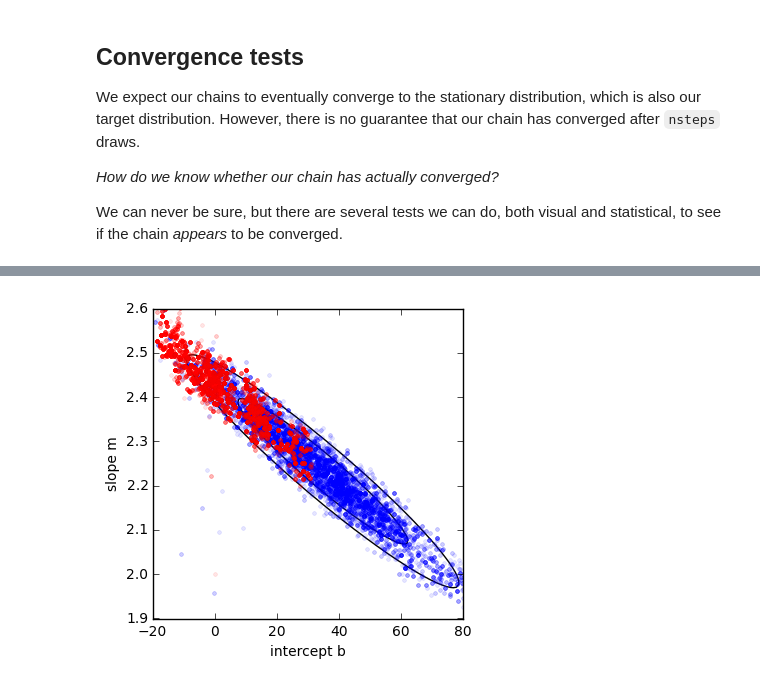
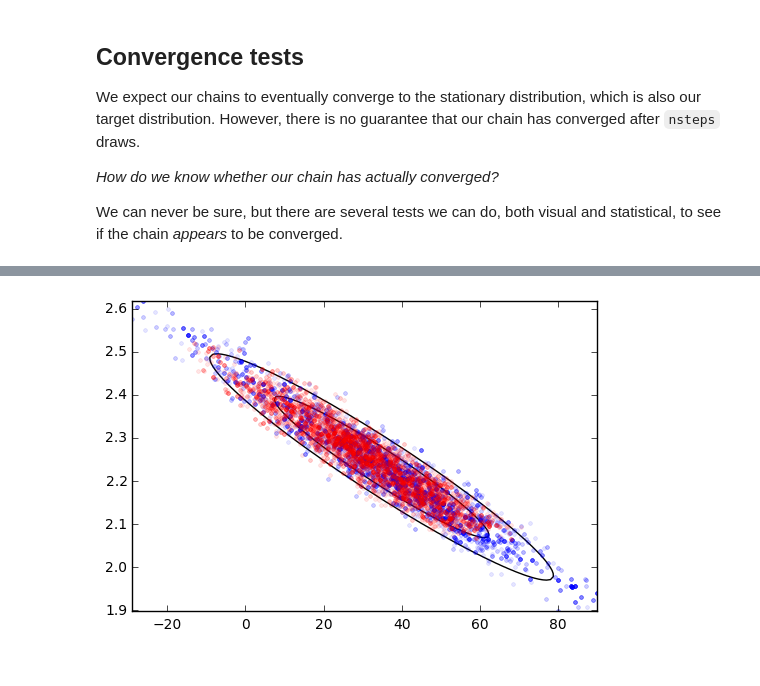
Before and after one commit to KIPAC/StatisticalMethods, a Jupyter notebook: lessons/3.PDFCharacterization.ipynb, the cells around one changed output, grey strips where cells are left out. Saved outputs shown, nothing was run; the diff lists cells and outputs as text; code cells hidden in the pictures.

```diff
--- a/lessons/3.PDFCharacterization.ipynb
+++ b/lessons/3.PDFCharacterization.ipynb
@@ -210,0 +221,15 @@ plt.show()
+# %%
+#Run chain again, now with burn_in = 1000
+chain = run_MC(m0, mstep, b0, bstep, nsteps, burn_in = 1000)
+
+# Redo the same plotting as before
+mm = [m for b,m in chain]
+bb = [b for b,m in chain]
+plt.clf()
+# Plot trajectory of chain in (b,m) plane
+plt.plot(bb, mm,linestyle='-',alpha=0.5)
+for n in range(0,250,50):
+ plt.text(bb[n],mm[n],"%d"%(n))
+#overplot posterior contours from grid based estimate
+plt.contour(bgrid, mgrid, posterior, pdf_contour_levels(posterior), colors='k',linewidth = 3)
+plt.show()
@@ -249,74 +276,28 @@ For comparison, run a second chain with different step sizes:
 # %%
-# initial m, b
-m,b = 2., 0.
-
-# step sizes
-mstep, bstep = .5, 1.
-
-# how many steps?
-nsteps = 10000
-
-chain2 = []
-probs2 = []
-naccept = 0
-
-print 'Running MH for', nsteps, 'steps'
-
-# First point:
-L_old    = straight_line_log_likelihood(x, y, sigmay, m, b)
-p_old    = straight_line_log_prior(m, b)
-prob_old = np.exp(L_old + p_old)
-
-for i in range(nsteps):
-    # step
-    mnew = m + np.random.normal() * mstep
-    bnew = b + np.random.normal() * bstep
-
-    # evaluate probabilities
-    # prob_new = straight_line_posterior(x, y, sigmay, mnew, bnew)
-
-    L_new    = straight_line_log_likelihood(x, y, sigmay, mnew, bnew)
-    p_new    = straight_line_log_prior(mnew, bnew)
-    prob_new = np.exp(L_new + p_new)
-
-    if (prob_new / prob_old > np.random.uniform()):
-        # accept
-        m = mnew
-        b = bnew
-        L_old = L_new
-        p_old = p_new
-        prob_old = prob_new
-        naccept += 1
-    else:
-        # Stay where we are; m,b stay the same, and we append them
-        # to the chain below.
-        pass
-
-    chain2.append((b,m))
-    probs2.append((L_old,p_old))
-print 'Acceptance fraction:', naccept/float(nsteps)
-
+m0 = 1.0
+b0 = 0.0
+chain2 = run_MC(m0, mstep/10., b0, bstep, nsteps,burn_in = 1000)
 mm2 = [m for b,m in chain2]
 bb2 = [b for b,m in chain2]
 # Scatterplot of m,b posterior samples
 plt.clf()
 plt.contour(bgrid, mgrid, posterior, pdf_contour_levels(posterior), colors='k')
-plt.gca().set_aspect((bhi-blo)/(mhi-mlo))
+#plt.gca().set_aspect((bhi-blo)/(mhi-mlo))
 plt.plot(bb, mm, 'b.', alpha=0.1)
 plt.plot(bb2, mm2, 'r.', alpha=0.1)
-plot_mb_setup()
+#plot_mb_setup()
 plt.show()
 # Traces, for convergence inspection:
 plt.clf()
 plt.subplot(2,1,1)
-plt.plot(mm, 'k-')
+plt.plot(mm, 'b-')
 plt.plot(mm2, 'r-')
-plt.ylim(mlo,mhi)
+#plt.ylim(mlo,mhi)
 plt.ylabel('m')
 plt.subplot(2,1,2)
-plt.plot(bb, 'k-')
+plt.plot(bb, 'b-')
 plt.plot(bb2, 'r-')
 plt.ylabel('b')
-plt.ylim(blo,bhi)
+#plt.ylim(blo,bhi)
 plt.show()
 # %% [output]
@@ -325 +306 @@ Acceptance fraction: 0.0794
-[figure, old version]
+[figure, new version]
```
Also changed, not shown: parts of 20 cells of this notebook.
